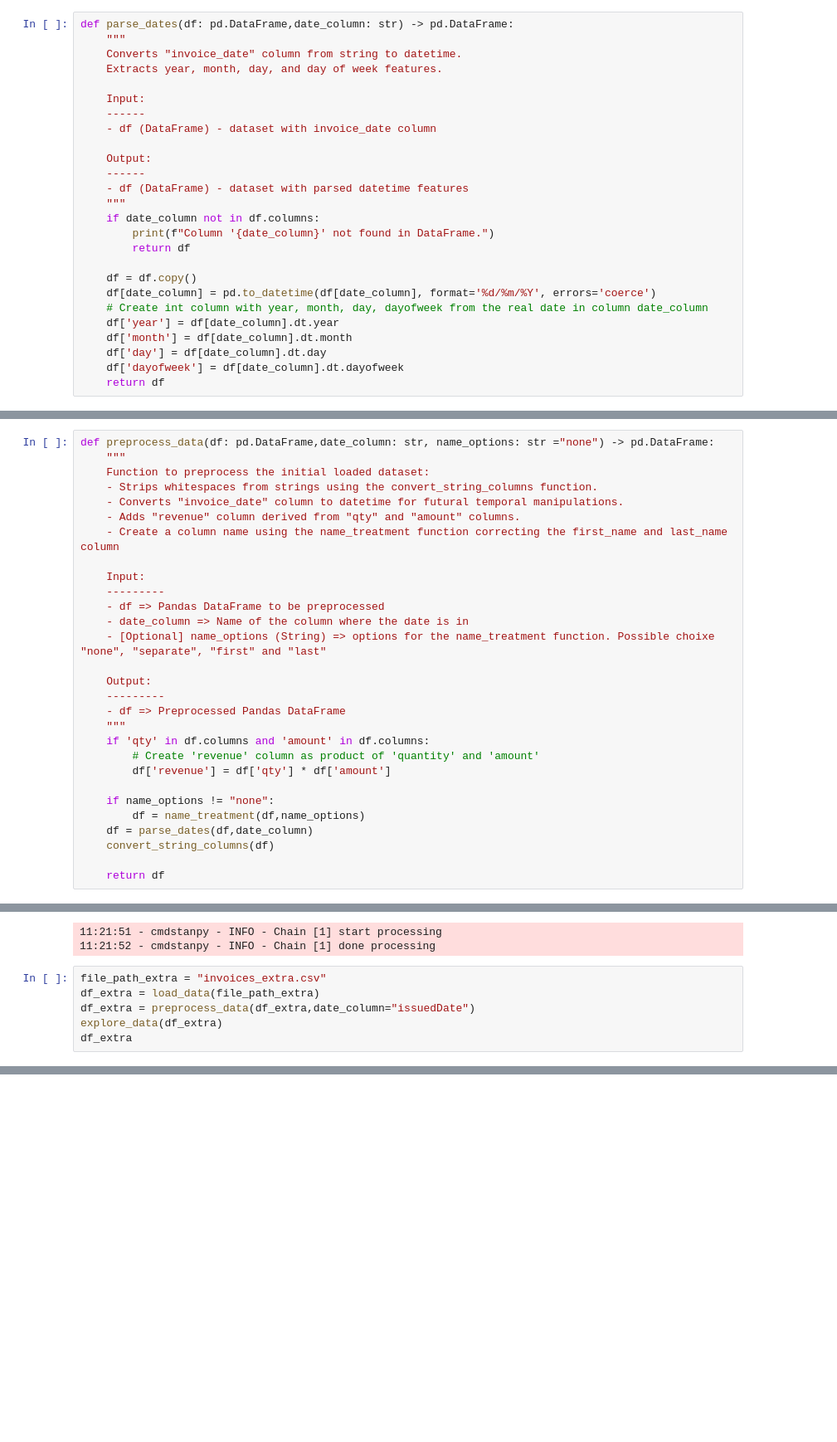
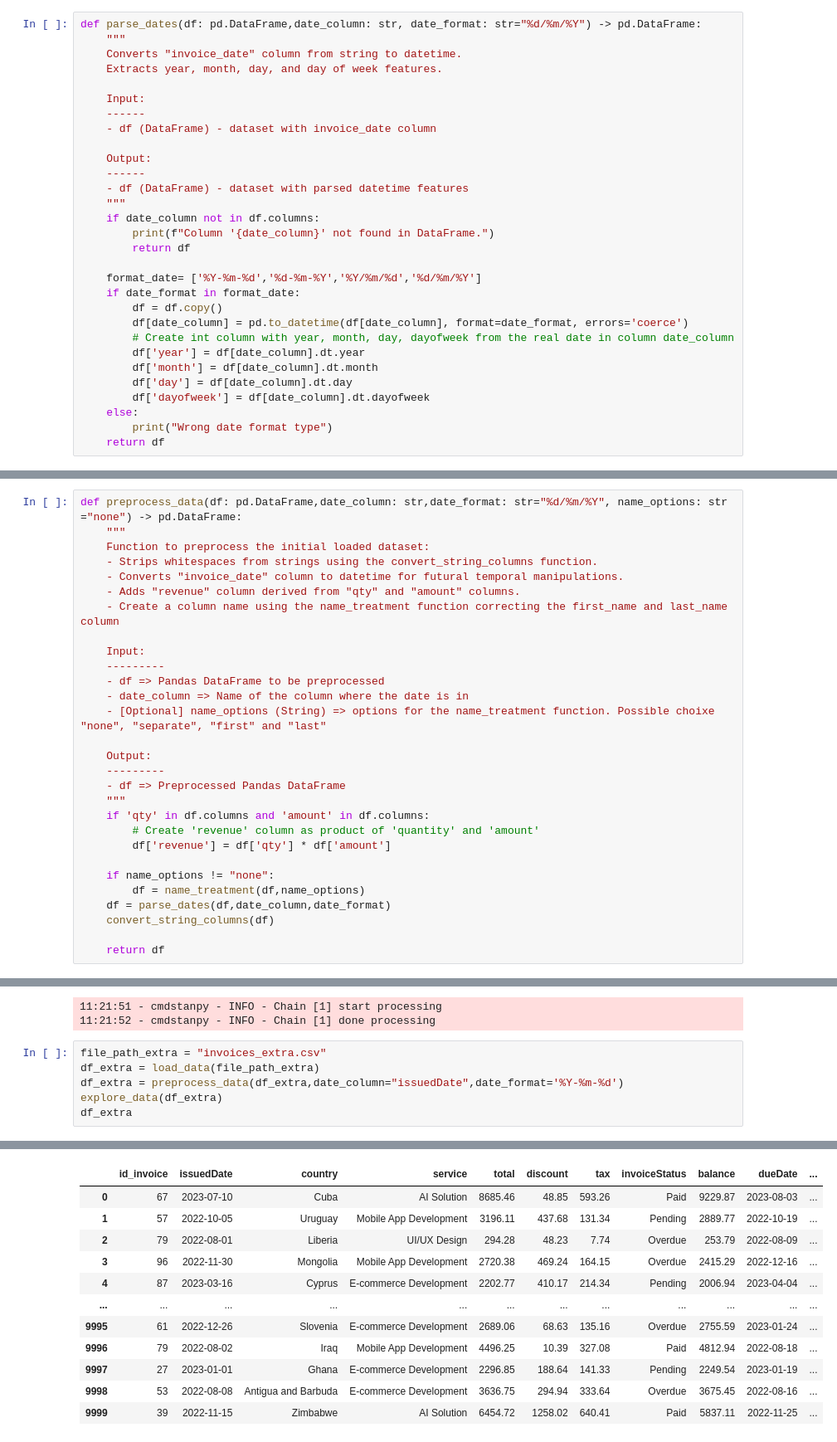
Before and after one commit to Loro67/invoices-data-analysis, a Jupyter notebook: Invoices-Dataset-Analysis.ipynb, the cells around one changed output, grey strips where cells are left out. Shown at 83% size. Saved outputs shown, nothing was run; the diff lists cells and outputs as text; blank space fills up the shorter version.

```diff
--- a/Invoices-Dataset-Analysis.ipynb
+++ b/Invoices-Dataset-Analysis.ipynb
@@ -117,7 +117,7 @@ def name_treatment(dataset: pd.DataFrame, options: str="separate") -> pd.DataFra
 - Convert "invoice_date" column to datetime for futural temporal manipulations.
 - Extracts year, month, day, and day of week features.
 # %%
-def parse_dates(df: pd.DataFrame,date_column: str) -> pd.DataFrame:
+def parse_dates(df: pd.DataFrame,date_column: str, date_format: str="%d/%m/%Y") -> pd.DataFrame:
     """
     Converts "invoice_date" column from string to datetime.
     Extracts year, month, day, and day of week features.
@@ -134,13 +134,17 @@ def parse_dates(df: pd.DataFrame,date_column: str) -> pd.DataFrame:
         print(f"Column '{date_column}' not found in DataFrame.")
         return df
 
-    df = df.copy()
-    df[date_column] = pd.to_datetime(df[date_column], format='%d/%m/%Y', errors='coerce')
-    # Create int column with year, month, day, dayofweek from the real date in column date_column
-    df['year'] = df[date_column].dt.year
-    df['month'] = df[date_column].dt.month
-    df['day'] = df[date_column].dt.day
-    df['dayofweek'] = df[date_column].dt.dayofweek
+    format_date= ['%Y-%m-%d','%d-%m-%Y','%Y/%m/%d','%d/%m/%Y']
+    if date_format in format_date:
+        df = df.copy()
+        df[date_column] = pd.to_datetime(df[date_column], format=date_format, errors='coerce')
+        # Create int column with year, month, day, dayofweek from the real date in column date_column
+        df['year'] = df[date_column].dt.year
+        df['month'] = df[date_column].dt.month
+        df['day'] = df[date_column].dt.day
+        df['dayofweek'] = df[date_column].dt.dayofweek
+    else:
+        print("Wrong date format type")
     return df
 # %% [markdown]
 ### Covert all string columns of the dataset to strip whitespaces.
@@ -162,7 +166,7 @@ def convert_string_columns(df: pd.DataFrame) -> None:
 # %% [markdown]
 ### Function to preprocess the initial loaded dataset: combines all the previous functions and returns a clean dataset.
 # %%
-def preprocess_data(df: pd.DataFrame,date_column: str, name_options: str ="none") -> pd.DataFrame:
+def preprocess_data(df: pd.DataFrame,date_column: str,date_format: str="%d/%m/%Y", name_options: str ="none") -> pd.DataFrame:
     """
     Function to preprocess the initial loaded dataset:
     - Strips whitespaces from strings using the convert_string_columns function.
@@ -186,7 +190,7 @@ def preprocess_data(df: pd.DataFrame,date_column: str, name_options: str ="none"
 
     if name_options != "none":
         df = name_treatment(df,name_options)
-    df = parse_dates(df,date_column)
+    df = parse_dates(df,date_column,date_format)
     convert_string_columns(df)
 
     return df
@@ -921,7 +925,7 @@ Medium Value    341.488239               1.0
 # %%
 file_path_extra = "invoices_extra.csv"
 df_extra = load_data(file_path_extra)
-df_extra = preprocess_data(df_extra,date_column="issuedDate")
+df_extra = preprocess_data(df_extra,date_column="issuedDate",date_format='%Y-%m-%d')
 explore_data(df_extra)
 df_extra
 # %% [output]
@@ -944,0 +949,12 @@ Correlation matrix (numeric columns):
+|  | id_invoice | issuedDate | country | service | total | discount | tax | invoiceStatus | balance | dueDate | ... |
+| 0 | 67 | 2023-07-10 | Cuba | AI Solution | 8685.46 | 48.85 | 593.26 | Paid | 9229.87 | 2023-08-03 | ... |
+| 1 | 57 | 2022-10-05 | Uruguay | Mobile App Development | 3196.11 | 437.68 | 131.34 | Pending | 2889.77 | 2022-10-19 | ... |
+| 2 | 79 | 2022-08-01 | Liberia | UI/UX Design | 294.28 | 48.23 | 7.74 | Overdue | 253.79 | 2022-08-09 | ... |
+| 3 | 96 | 2022-11-30 | Mongolia | Mobile App Development | 2720.38 | 469.24 | 164.15 | Overdue | 2415.29 | 2022-12-16 | ... |
+| 4 | 87 | 2023-03-16 | Cyprus | E-commerce Development | 2202.77 | 410.17 | 214.34 | Pending | 2006.94 | 2023-04-04 | ... |
+| ... | ... | ... | ... | ... | ... | ... | ... | ... | ... | ... | ... |
+| 9995 | 61 | 2022-12-26 | Slovenia | E-commerce Development | 2689.06 | 68.63 | 135.16 | Overdue | 2755.59 | 2023-01-24 | ... |
+| 9996 | 79 | 2022-08-02 | Iraq | Mobile App Development | 4496.25 | 10.39 | 327.08 | Paid | 4812.94 | 2022-08-18 | ... |
+| 9997 | 27 | 2023-01-01 | Ghana | E-commerce Development | 2296.85 | 188.64 | 141.33 | Pending | 2249.54 | 2023-01-19 | ... |
+| 9998 | 53 | 2022-08-08 | Antigua and Barbuda | E-commerce Development | 3636.75 | 294.94 | 333.64 | Overdue | 3675.45 | 2022-08-16 | ... |
+| 9999 | 39 | 2022-11-15 | Zimbabwe | AI Solution | 6454.72 | 1258.02 | 640.41 | Paid | 5837.11 | 2022-11-25 | ... |
```
Also changed, not shown: parts of 1 cell of this notebook.
